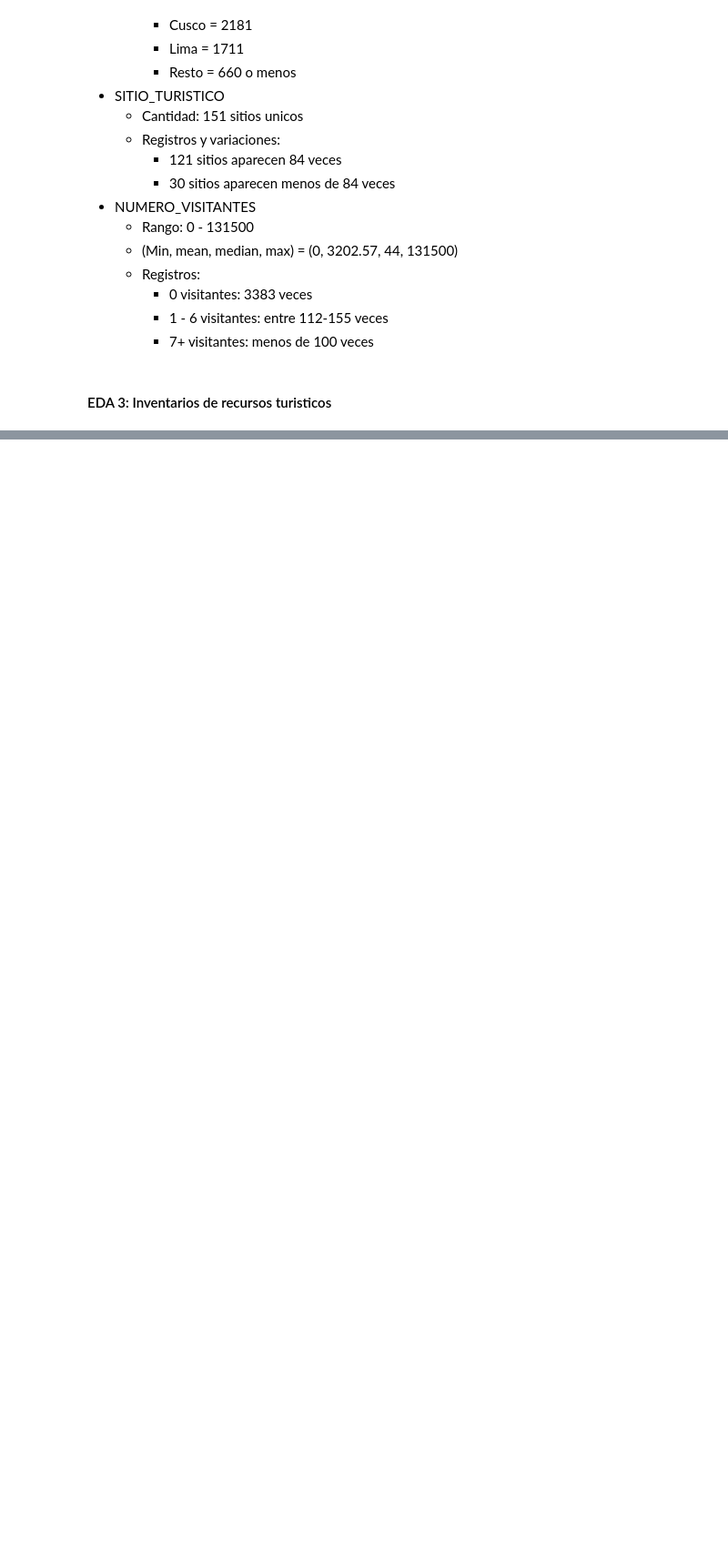
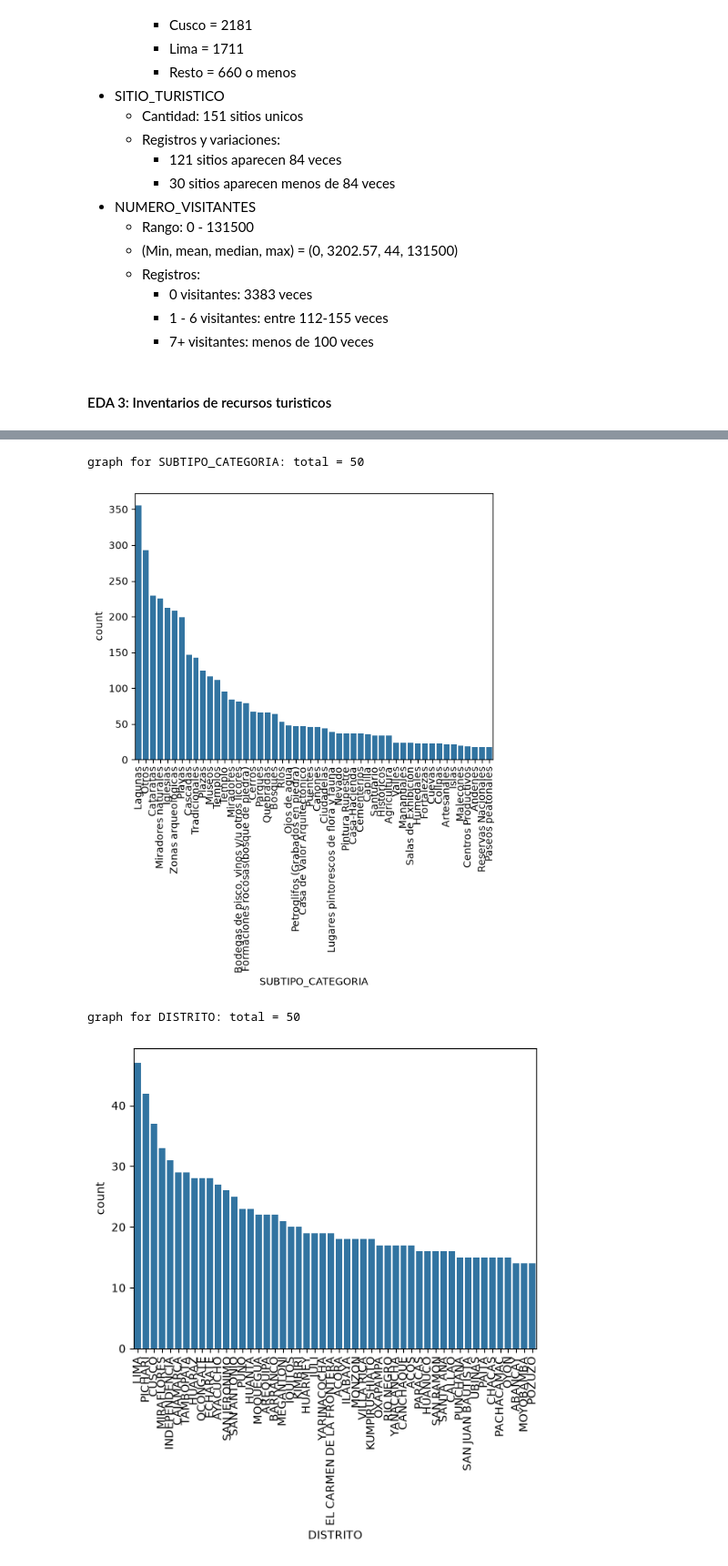
Before and after one commit to jp21bp/DS_Proyectos, a Jupyter notebook: 3_SegmentacionClientes/eda.ipynb, the cells around one changed output, grey strips where cells are left out. Shown at 91% size. Cells and saved outputs as stored; diff of their text form; code cells hidden in the pictures; blank space fills up the shorter version.

```diff
--- a/3_SegmentacionClientes/eda.ipynb
+++ b/3_SegmentacionClientes/eda.ipynb
@@ -525,12 +519,0 @@ memory usage: 356.1 KB
-# %%
-##### Analizando datos
-#### Cuant
-# display(df_3[cuant_vars_3].describe())
-
-#### Cual
-for col in cual_vars_3:
-    cat_num = df_3[col].value_counts()[:20]
-    print("graph for %s: total = %d" % (col, len(cat_num)))
-    chart = sns.barplot(x=cat_num.index, y=cat_num)
-    chart.set_xticklabels(chart.get_xticklabels(), rotation=90)
-    plt.show()
@@ -550,0 +542,13 @@ graph for OBSERVACION: total = 20
+# %%
+#### Analizando datos Cualitativos
+for col in cual_vars_3:
+    cat_num = df_3[col].value_counts()[:50]
+    print("graph for %s: total = %d" % (col, len(cat_num)))
+    chart = sns.barplot(x=cat_num.index, y=cat_num)
+    chart.set_xticklabels(chart.get_xticklabels(), rotation=90)
+    plt.show()
+# %% [output]
+graph for SUBTIPO_CATEGORIA: total = 50
+[figure, added]
+graph for DISTRITO: total = 50
+[figure, added]
```
Also changed, not shown: parts of 8 cells of this notebook, 2 other files.
